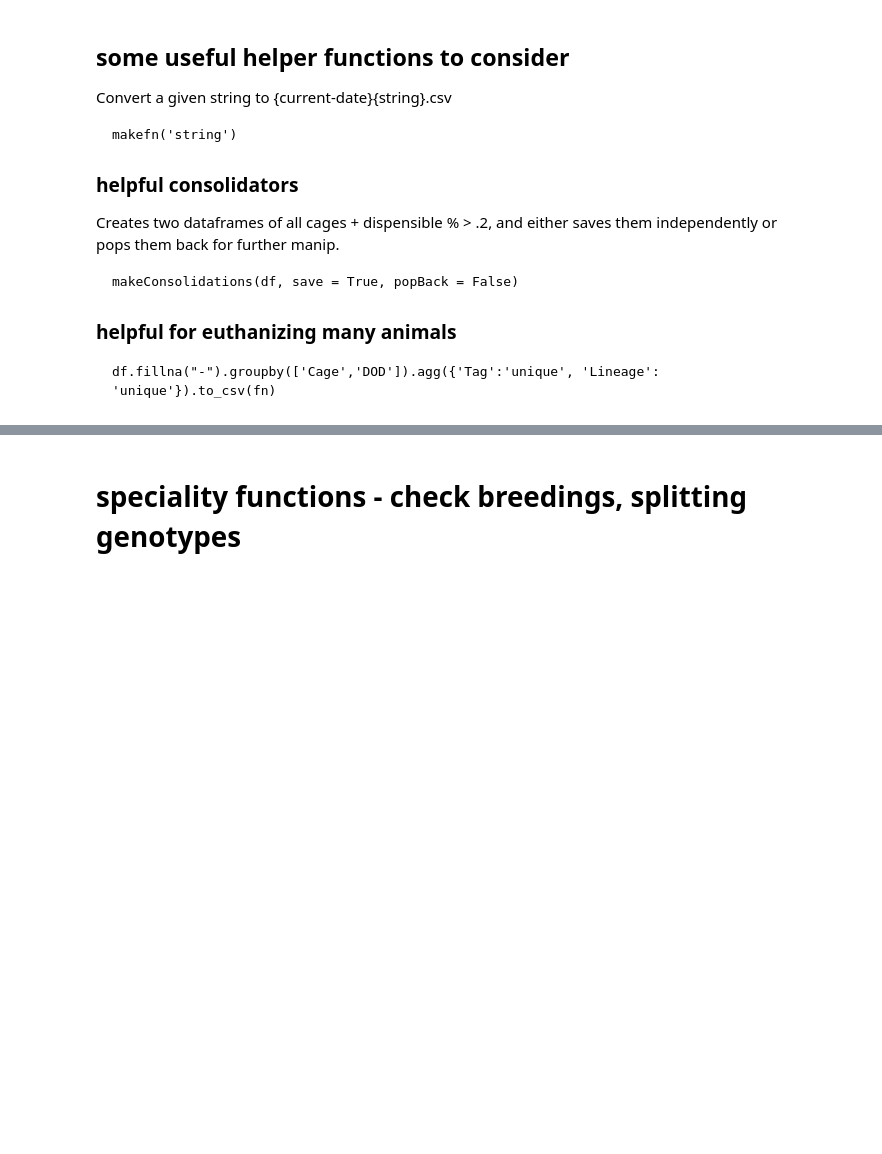
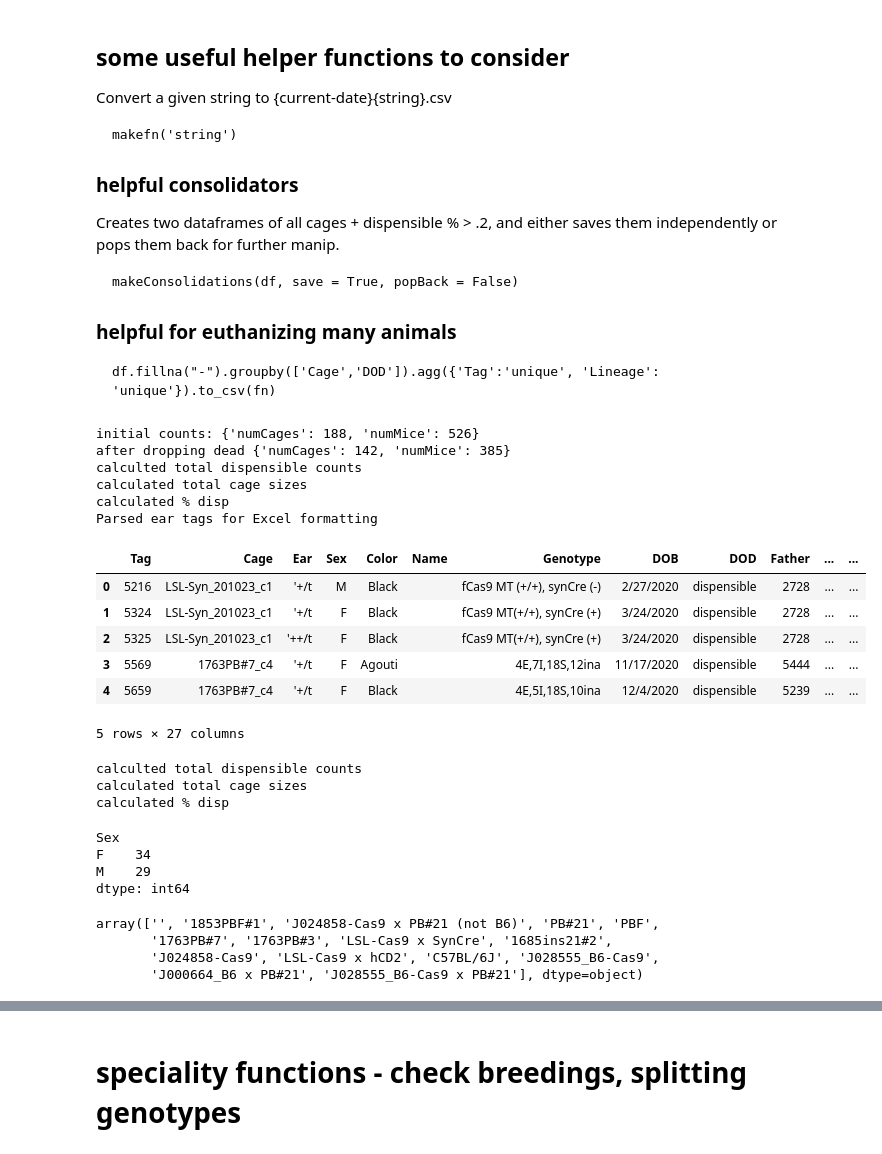
Before and after one commit to kathleenleeper/ms_kalhor, a Jupyter notebook: mouse_mgmt.ipynb, the cells around one changed output, grey strips where cells are left out. Cells and saved outputs as stored; diff of their text form; code cells hidden in the pictures; blank space fills up the shorter version.

````diff
--- a/mouse_mgmt.ipynb
+++ b/mouse_mgmt.ipynb
@@ -26,3 +17,17 @@ makeConsolidations(df, save = True, popBack = False)
 ```
 df.fillna("-").groupby(['Cage','DOD']).agg({'Tag':'unique', 'Lineage': 'unique'}).to_csv(fn)
 ```
+# %%
+from ColonyMgmt import *
+import seaborn as sns
+import gspread
+from tabulate import tabulate
+gc = gspread.oauth() #relies on specific json file existing in specific location. not robust, is my point.
+# %%
+sh = gc.open("KalhorLabMice") #this line is liable to break when/if we change the sheetname
+ws_list = sh.worksheets()
+# %%
+liveCol = sh.get_worksheet(0) #get first spreadsheet; gsheets uses zero indexing
+df = pd.DataFrame(liveCol.get_all_records()) #convert to dataframe
+# archived = pd.DataFrame(sh.get_worksheet(1).get_all_records()) #get second sheet and convert to dataframe -- in case of checking historic mice genos etc
+# df= df.append(archived) #combine the two
@@ -28,0 +36,32 @@ df.fillna("-").groupby(['Cage','DOD']).agg({'Tag':'unique', 'Lineage': 'unique'}
+# %%
+df['TagClean'] = df.Tag.astype(str)
+df['DOB_clean'] = pd.to_datetime(df.DOB)
+df = parseDOD(df, drop = True)
+if df.Ear.any():
+    df.Ear =  df.Ear.apply(lambda row: "\'" + row if type(row)== str else np.nan) #convert ear tags to excel-clean formats
+    print("Parsed ear tags for Excel formatting")
+colonyStats(df)
+df = parsePlate(df)
+# %% [output]
+initial counts: {'numCages': 188, 'numMice': 526}
+after dropping dead {'numCages': 142, 'numMice': 385}
+calculted total dispensible counts
+calculated total cage sizes
+calculated % disp
+Parsed ear tags for Excel formatting
+# %%
+df.head()
+# %% [output]
+|  | Tag | Cage | Ear | Sex | Color | Name | Genotype | DOB | DOD | Father | ... | ... |
+| 0 | 5216 | LSL-Syn_201023_c1 | '+/t | M | Black |  | fCas9 MT (+/+), synCre (-) | 2/27/2020 | dispensible | 2728 | ... | ... |
+| 1 | 5324 | LSL-Syn_201023_c1 | '+/t | F | Black |  | fCas9 MT(+/+), synCre (+) | 3/24/2020 | dispensible | 2728 | ... | ... |
+| 2 | 5325 | LSL-Syn_201023_c1 | '++/t | F | Black |  | fCas9 MT(+/+), synCre (+) | 3/24/2020 | dispensible | 2728 | ... | ... |
+| 3 | 5569 | 1763PB#7_c4 | '+/t | F | Agouti |  | 4E,7I,18S,12ina | 11/17/2020 | dispensible | 5444 | ... | ... |
+| 4 | 5659 | 1763PB#7_c4 | '+/t | F | Black |  | 4E,5I,18S,10ina | 12/4/2020 | dispensible | 5239 | ... | ... |
+5 rows × 27 columns
+# %%
+df = calcDisp(df)
+# %% [output]
+calculted total dispensible counts
+calculated total cage sizes
+calculated % disp
@@ -28,0 +72,14 @@ df.fillna("-").groupby(['Cage','DOD']).agg({'Tag':'unique', 'Lineage': 'unique'}
+# %%
+df.query('Lineage.str.contains("PB#7")').groupby("Sex").size()
+# %% [output]
+Sex
+F    34
+M    29
+dtype: int64
+# %%
+df.Lineage.unique()
+# %% [output]
+array(['', '1853PBF#1', 'J024858-Cas9 x PB#21 (not B6)', 'PB#21', 'PBF',
+       '1763PB#7', '1763PB#3', 'LSL-Cas9 x SynCre', '1685ins21#2',
+       'J024858-Cas9', 'LSL-Cas9 x hCD2', 'C57BL/6J', 'J028555_B6-Cas9',
+       'J000664_B6 x PB#21', 'J028555_B6-Cas9 x PB#21'], dtype=object)
````
Also changed, not shown: parts of 59 cells of this notebook, 2 other files.
